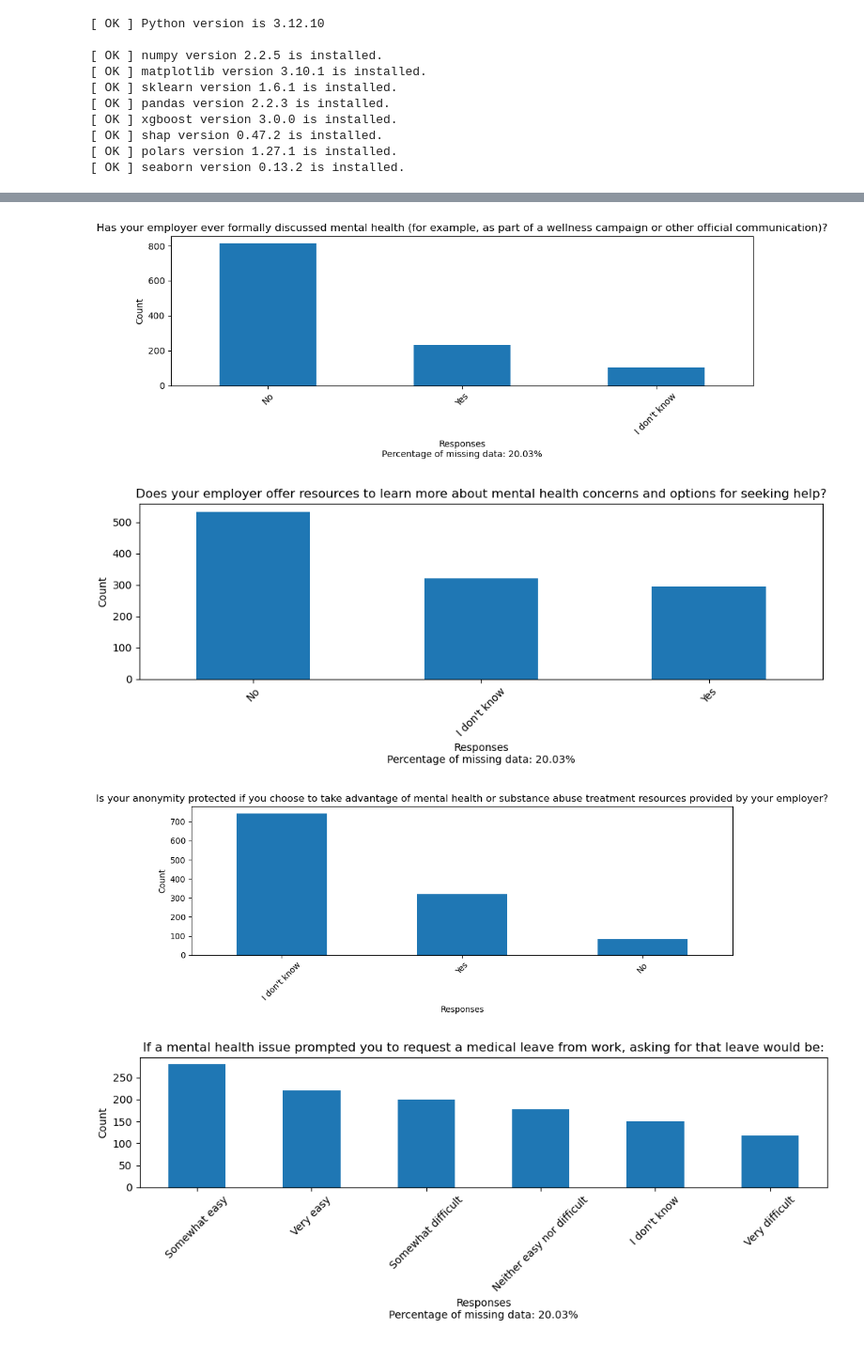
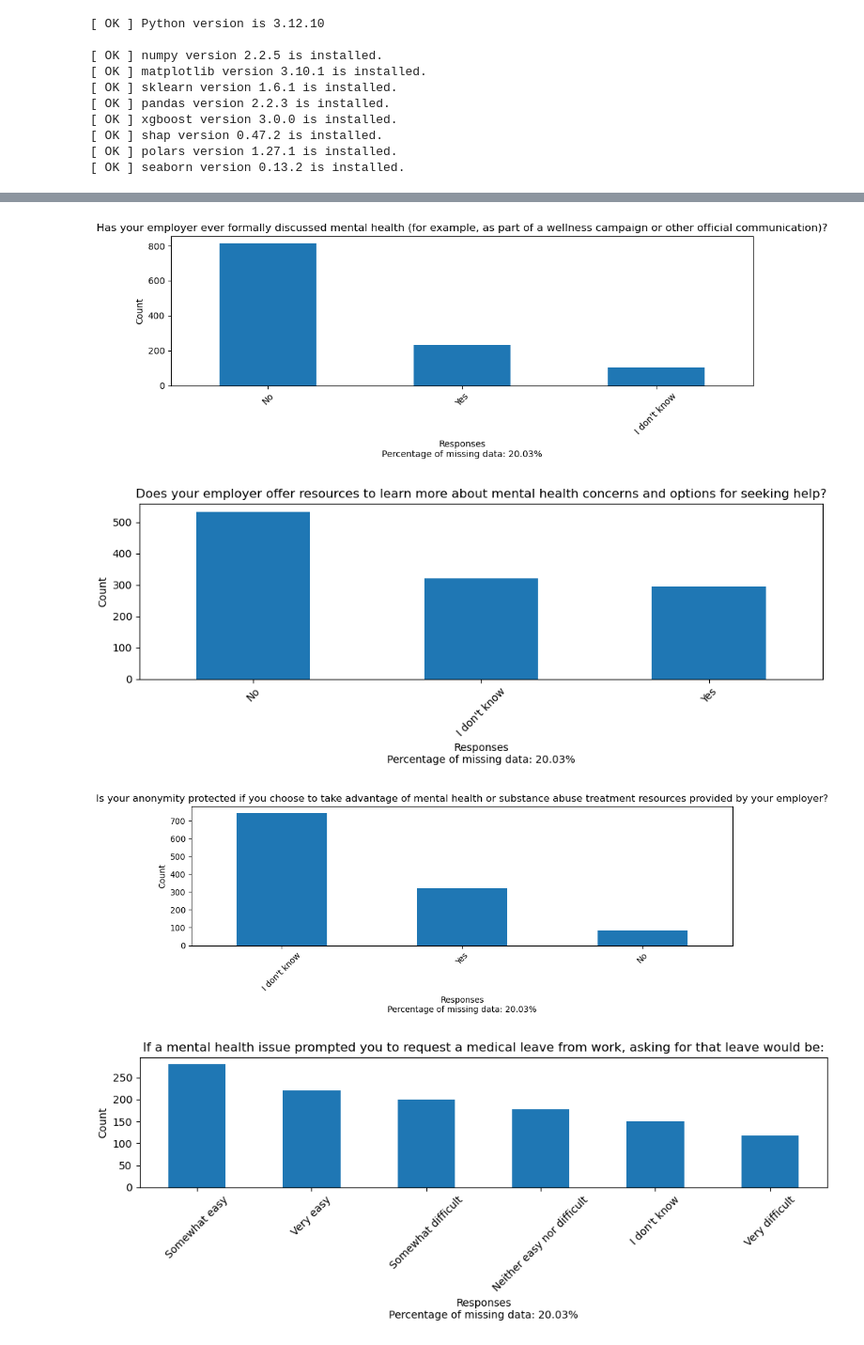
Before and after one commit to IDelionado/data-project, a Jupyter notebook: main.ipynb, the cells around one changed output, grey strips where cells are left out. Shown at 94% size. Cells and saved outputs as stored; diff of their text form; code cells hidden in the pictures.

```diff
--- a/main.ipynb
+++ b/main.ipynb
@@ -68,6 +68,7 @@ for lib, required_version in list(requirements.items()):
 import pandas as pd
 import matplotlib
 from matplotlib import pylab as plt
+from sklearn.model_selection import KFold, train_test_split
 
 file = pd.read_csv(r"C:\Users\isade\OneDrive\Desktop\data1030\data1030-fall2025\project\data\mental-heath-in-tech-2016_20161114.csv")
 
@@ -77,10 +78,10 @@ df = file.drop(dropped_columns, axis =1)
 
 
 # prepare the feature matrix X
-feature_matrix = df.drop(columns = "Have you ever sought treatment for a mental health issue from a mental health professional?")
+X = df.drop(columns = "Have you ever sought treatment for a mental health issue from a mental health professional?")
 
 # prepare the target variable y
-target_variable = df["Have you ever sought treatment for a mental health issue from a mental health professional?"]
+y = df["Have you ever sought treatment for a mental health issue from a mental health professional?"]
 
 
 #Q1
@@ -195,7 +196,6 @@ percent_missing = (missing_count/ len(df["Is your anonymity protected if you cho
 
 plt.xlabel(f"Responses\nPercentage of missing data: {percent_missing:.2%}")
 plt.ylabel("Count")
-plt.xlabel("Responses")
 plt.xticks(rotation=45)
 plt.title("Is your anonymity protected if you choose to take advantage of mental health or substance abuse treatment resources provided by your employer?")
 plt.tight_layout()
@@ -541,8 +541,6 @@ for i in df["If so, what condition(s) were you diagnosed with?"]:
     val = str(i).split("|")
     split_reps.extend(val)
 
-print(split_reps)
-
 bins = {
 "Mood Disorder (Depression, Bipolar Disorder, etc)": ["Mood Disorder (Depression, Bipolar Disorder, etc)"],
 "Anxiety Disorder (Generalized, Social, Phobia, etc)": ["Anxiety Disorder (Generalized, Social, Phobia, etc)"],
@@ -625,34 +623,34 @@ plt.show()
 # # df["Which of the following best describes your work position?"].value_counts().plot(kind="bar", figsize=(10,4))
 # # plt.ylabel("Count")
 # # plt.xlabel("Responses")
 # # plt.xticks(rotation=45)
 # # plt.title("Which of the following best describes your work position?")
 # # plt.tight_layout()
 # # plt.show()
 # %% [output]
 Number of rows: 1433
 Numer of columns: 61
 Are you self-employed?                                                                                                                                                                int64
 How many employees does your company or organization have?                                                                                                                           object
 Is your employer primarily a tech company/organization?                                                                                                                             float64
 Is your primary role within your company related to tech/IT?                                                                                                                        float64
 Does your employer provide mental health benefits as part of healthcare coverage?                                                                                                    object
 Do you know the options for mental health care available under your employer-provided coverage?                                                                                      object
 Has your employer ever formally discussed mental health (for example, as part of a wellness campaign or other official communication)?                                               object
 Does your employer offer resources to learn more about mental health concerns and options for seeking help?                                                                          object
 Is your anonymity protected if you choose to take advantage of mental health or substance abuse treatment resources provided by your employer?                                       object
 If a mental health issue prompted you to request a medical leave from work, asking for that leave would be:                                                                          object
 ... (48 lines left out)
 What US state or territory do you work in?                                                                                                                                           object
 Which of the following best describes your work position?                                                                                                                            object
 Do you work remotely?                                                                                                                                                                object
 dtype: object
 [figure]
 [figure]
 [figure]
 [figure]
 [figure]
-[figure, old version]
+[figure, new version]
 [figure]
 [figure]
 [figure]
```
Also changed, not shown: parts of 3 cells of this notebook.
